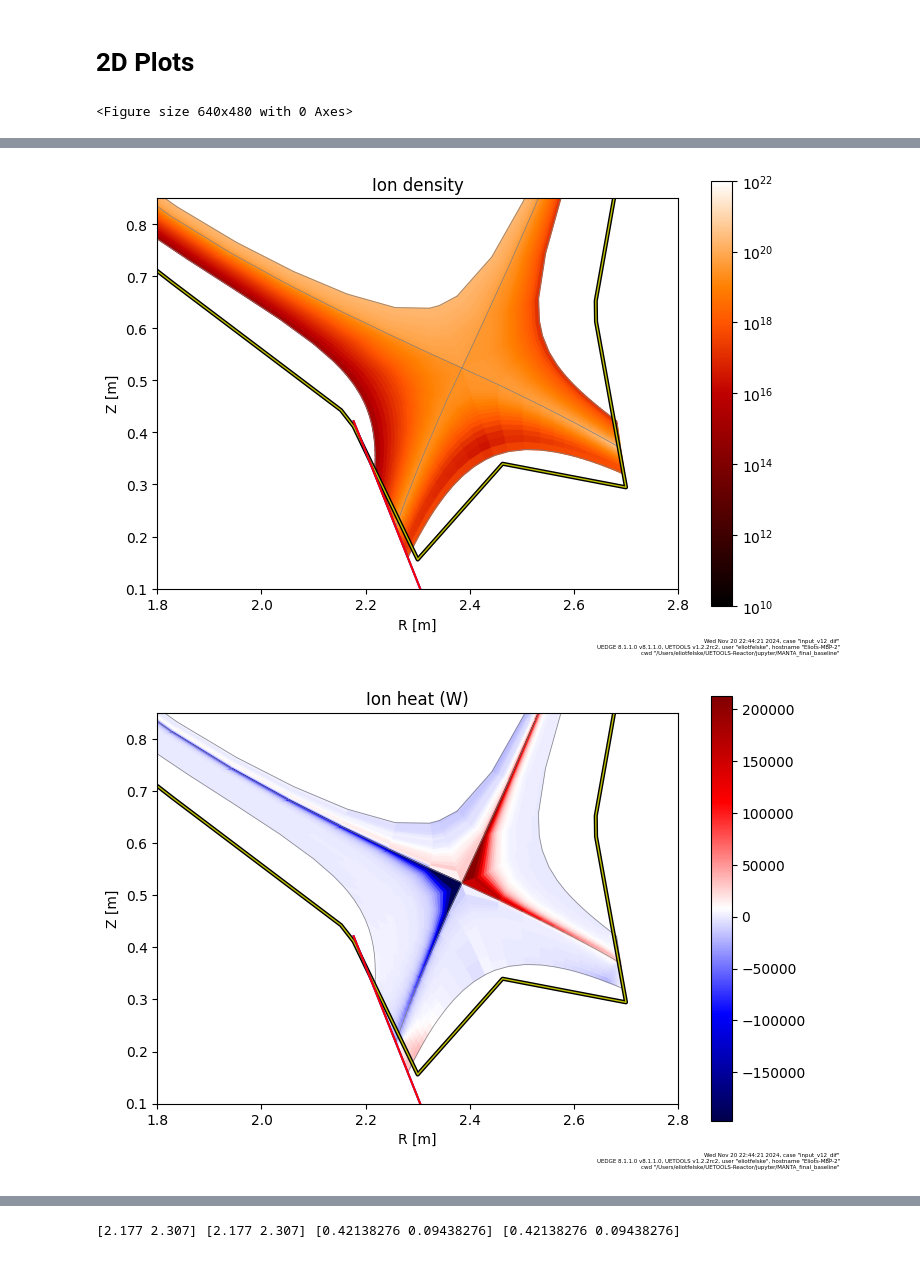
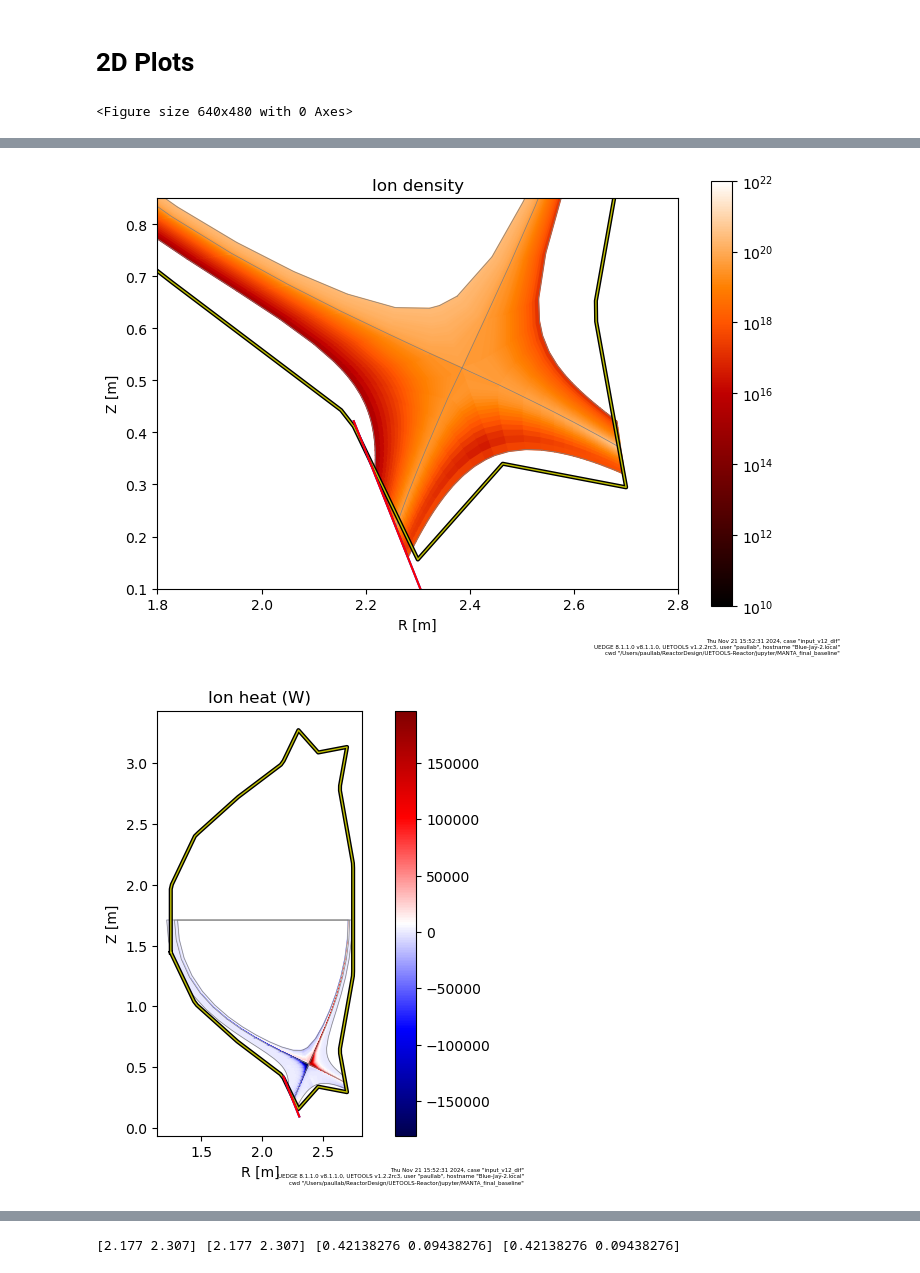
Before and after one commit to KasaiYuki/UETOOLS-Reactor, a Jupyter notebook: jupyter/MANTA_final_baseline/main.ipynb, the cells around one changed output, grey strips where cells are left out. Drawn from its saved outputs; the diff is of its cells as text; code cells hidden in the pictures.

```diff
--- a/jupyter/MANTA_final_baseline/main.ipynb
+++ b/jupyter/MANTA_final_baseline/main.ipynb
@@ -485,8 +515,8 @@ c.plot.mesh(
 );
 c.plot.mesh(
     bbb.feix,
-    xlim=(1.8, 2.8),
-    ylim=(0.1,0.85),
+    # xlim=(1.8, 2.8),
+    # ylim=(0.1,0.85),
     figsize=(7,5),
     # zrange=(-8e5,8e5),
     cmap='seismic',
@@ -512,2 +542,2 @@ plt.show()
-[figure, old version]
+[figure, new version]
-[figure, old version]
+[figure, new version]
```
Also changed, not shown: parts of 17 cells of this notebook, 2 other files.
